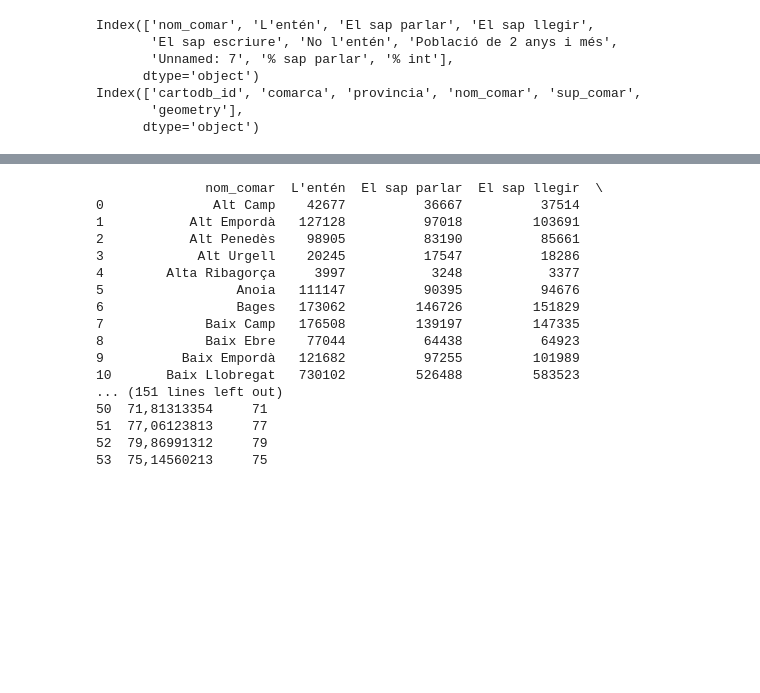
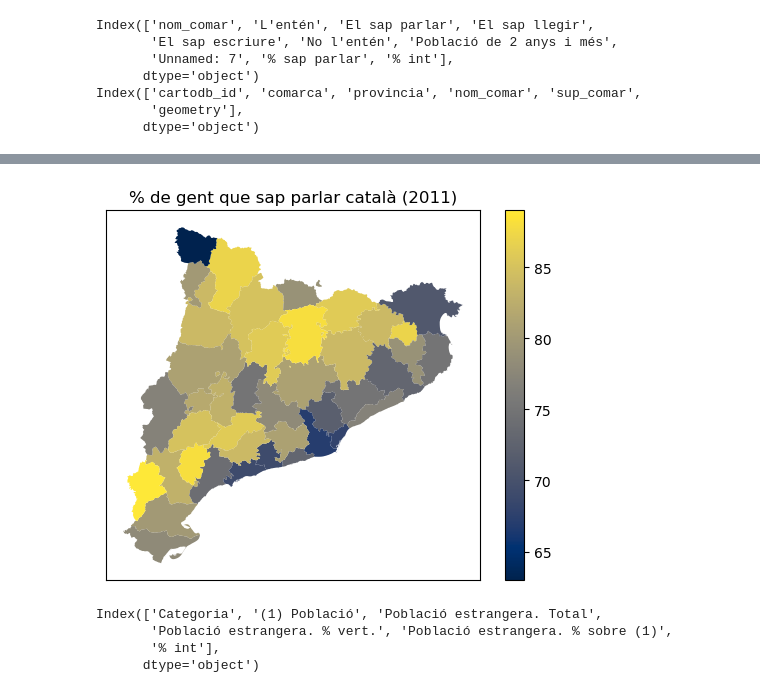
Before and after one commit to GuifreRamos/LlenguaCatalana, a Jupyter notebook: David.ipynb, the cells around one changed output, grey strips where cells are left out. Drawn from its saved outputs; the diff is of its cells as text; code cells hidden in the pictures; blank space fills up the shorter version.

Commit message:
Codi David actualitzat+figures+modificacio dades

```diff
--- a/David.ipynb
+++ b/David.ipynb
@@ -89,20 +73,20 @@ merged.plot(column='% int',
-# %%
-print(dat1)
-# %% [output]
-              nom_comar  L'entén  El sap parlar  El sap llegir  \
-0              Alt Camp    42677          36667          37514
-1           Alt Empordà   127128          97018         103691
-2           Alt Penedès    98905          83190          85661
-3            Alt Urgell    20245          17547          18286
-4        Alta Ribagorça     3997           3248           3377
-5                 Anoia   111147          90395          94676
-6                 Bages   173062         146726         151829
-7             Baix Camp   176508         139197         147335
-8             Baix Ebre    77044          64438          64923
-9          Baix Empordà   121682          97255         101989
-10       Baix Llobregat   730102         526488         583523
-... (151 lines left out)
-50  71,81313354     71
-51  77,06123813     77
-52  79,86991312     79
-53  75,14560213     75
+# %%
+merged.plot(column='% int',
+    cmap="cividis",
+    legend=True,
+    legend_kwds={"label": " ", "orientation": "vertical"},
+);
+plt.title('% de gent que sap parlar català (2011)')
+plt.xticks([])
+plt.yticks([])
+plt.savefig(data_dir+'cat2011.png',bbox_inches='tight',dpi=300, transparent=False)
+plt.show()
+# %% [output]
+[figure, added]
+# %%
+print(dat3.columns)
+# %% [output]
+Index(['Categoria', '(1) Població', 'Població estrangera. Total',
+       'Població estrangera. % vert.', 'Població estrangera. % sobre (1)',
+       '% int'],
+      dtype='object')
```
Also changed, not shown: parts of 17 cells of this notebook, 8 other files.
